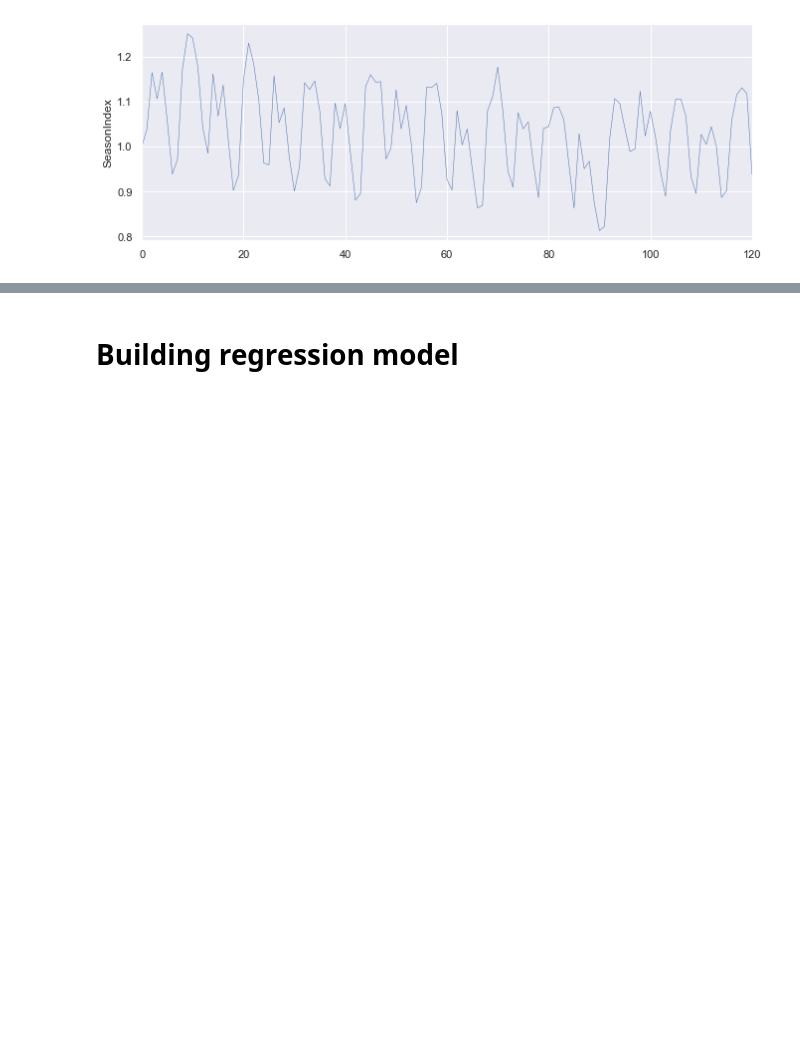
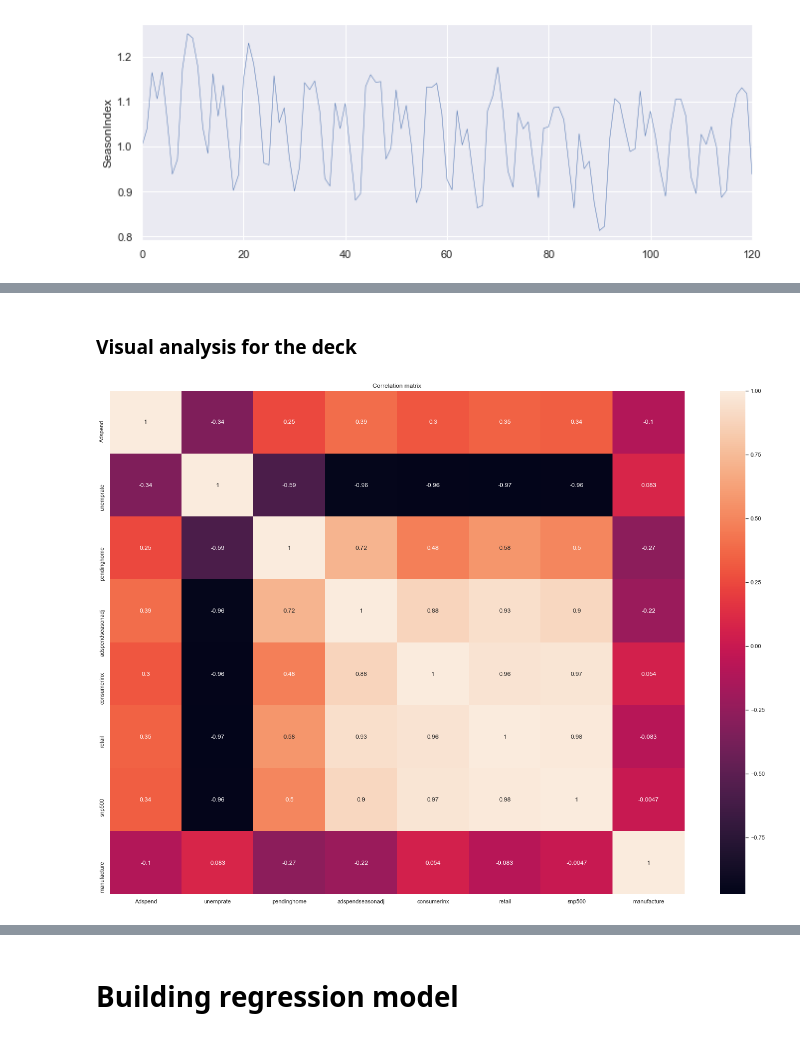
Before and after one commit to varun331/Python, a Jupyter notebook: Regression analysis.ipynb, the cells around one changed output, grey strips where cells are left out. Drawn from its saved outputs; the diff is of its cells as text; code cells hidden in the pictures; blank space fills up the shorter version.

```diff
--- a/Regression analysis.ipynb
+++ b/Regression analysis.ipynb
@@ -114,9 +122,11 @@ manu['mmyy']  = pd.date_range('2010-1-1','2020-1-31', freq='MS').strftime("%Y-%b
 # %%
 #list of database for regression 1. adspendscale 2. unempscale 3. snpscale 4. phsiscale
 # %%
+scaler = MinMaxScaler ()
 a_row = pd.DataFrame([[0,'2010-Jan'],[0,'2010-Feb'],[0,'2010-Mar'],[0,'2010-Apr'],[0,'2010-May'],[0,'2010-Jun']],columns=['Index','mmyy'])
 phsi = pd.concat([a_row, phsi],ignore_index=True)
 phsi = phsi.rename(columns={"Index":"phsival"})
+phsi['phsiscale'] = scaler.fit_transform(phsi['phsival'].values.reshape(-1,1))
 # %%
 #training set data with adspend,unemp, snp and phsi data
 
@@ -554,0 +596,18 @@ Text(0, 0.5, 'SeasonIndex')
+# %% [markdown]
+### Visual analysis for the deck
+# %%
+df1 = train[['GRAND TOTAL','unempvalue','phsival','val_EMA','CCI value','retailfoodservValue','snpval','consentival','Index']]
+# %%
+df1 = df1.rename(columns={'GRAND TOTAL':'Adspend','unempvalue':'unemprate','phsival':'pendinghome','val_EMA':'adspendseasonadj','CCI value':'consumerinx','retailfoodservValue':'retail','snpval':'snp500','consentival':'consumersnti','Index':'manufacture'})
+# %%
+corrMatrix = df1.corr()
+# %%
+ax = plt.axes()
+sns.heatmap(corrMatrix, ax = ax,annot=True)
+ax.set_title('Correlation matrix')
+plt.show()
+
+#plt.subplots(figsize=(10,8))
+#sns.heatmap(corrMatrix, annot=True)
+# %% [output]
+[figure, added]
```
Also changed, not shown: parts of 33 cells of this notebook, 4 other files.
